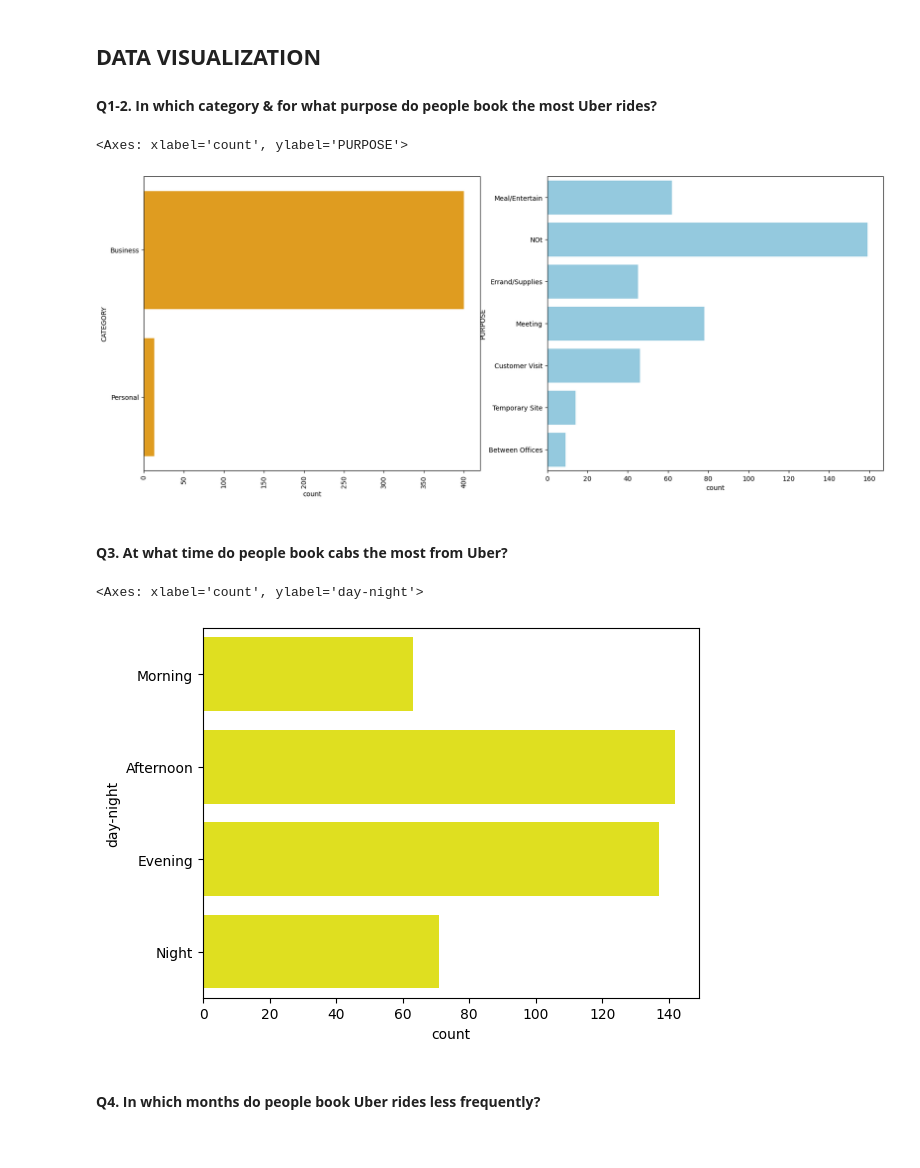
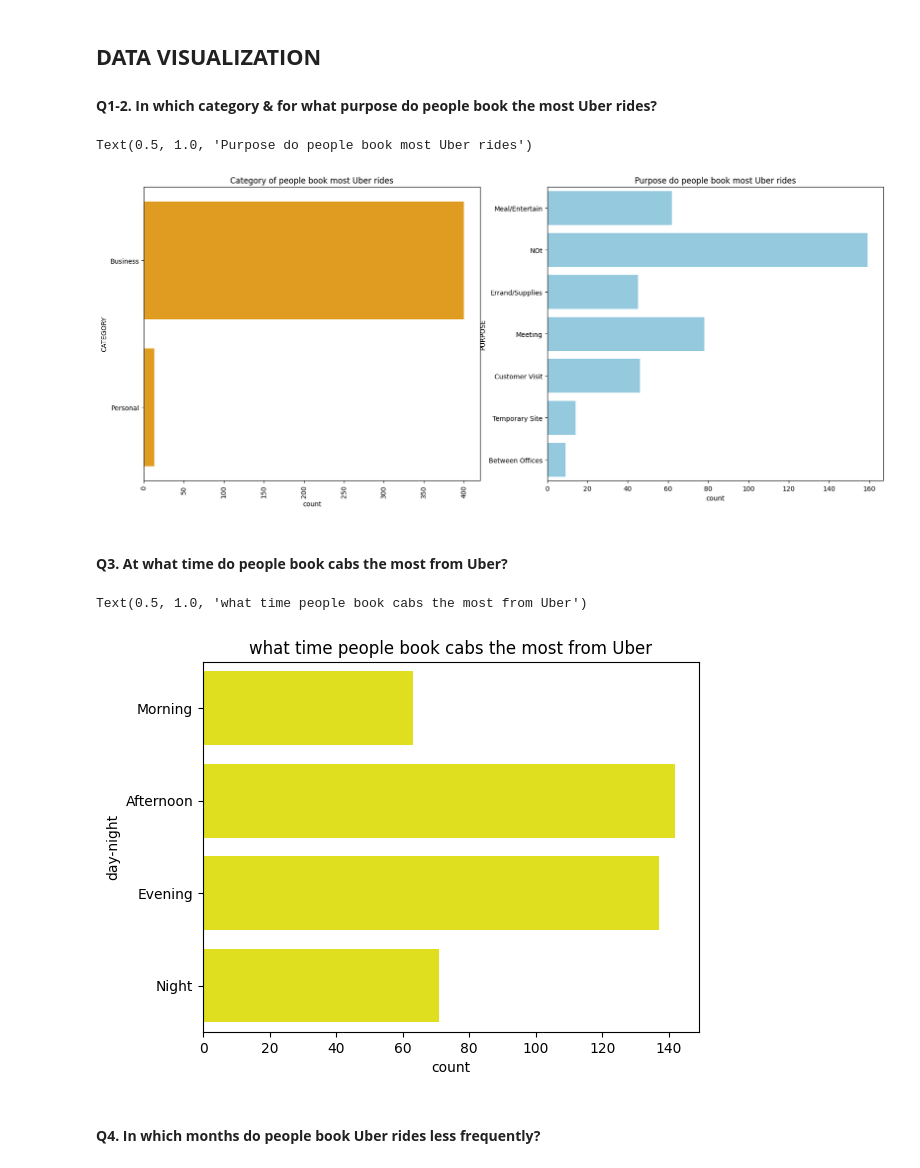
Before and after one commit to KKaranSinghh/Uber-Project-Data-Science, a Jupyter notebook: Uber analysis.ipynb, the cells around one changed output. Saved outputs shown, nothing was run; the diff lists cells and outputs as text; code cells hidden in the pictures.

```diff
--- a/Uber analysis.ipynb
+++ b/Uber analysis.ipynb
@@ -151,20 +151,23 @@ plt.figure(figsize=(20,8))
 plt.subplot(1,2,1)
 sns.countplot(dataset['CATEGORY'], color= 'orange')
 plt.xticks(rotation= 90)
+plt.title('Category of people book most Uber rides')
 
 # what purpose
 plt.subplot(1,2,2)
 sns.countplot(dataset['PURPOSE'], color= 'skyblue')
+plt.title('Purpose do people book most Uber rides')
 # %% [output]
-<Axes: xlabel='count', ylabel='PURPOSE'>
+Text(0.5, 1.0, 'Purpose do people book most Uber rides')
-[figure, old version]
+[figure, new version]
 # %% [markdown]
 #### **Q3. At what time do people book cabs the most from Uber?**
 # %%
 sns.countplot(dataset['day-night'], color= 'yellow')
+plt.title('what time people book cabs the most from Uber')
 # %% [output]
-<Axes: xlabel='count', ylabel='day-night'>
+Text(0.5, 1.0, 'what time people book cabs the most from Uber')
-[figure, old version]
+[figure, new version]
 # %% [markdown]
 #### **Q4. In which months do people book Uber rides less frequently?**
 # %%
```
Also changed, not shown: parts of 4 cells of this notebook.
